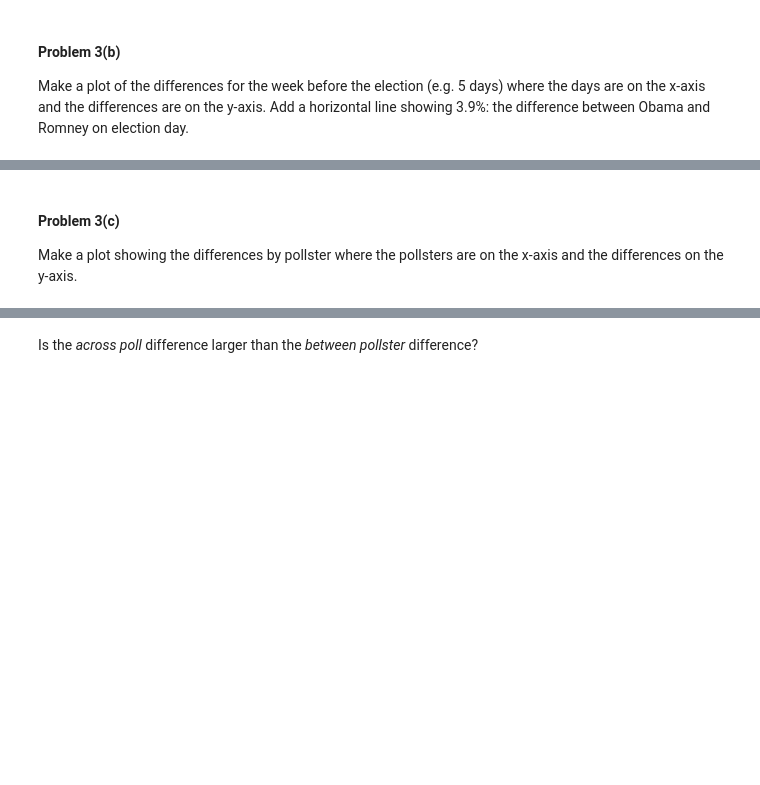
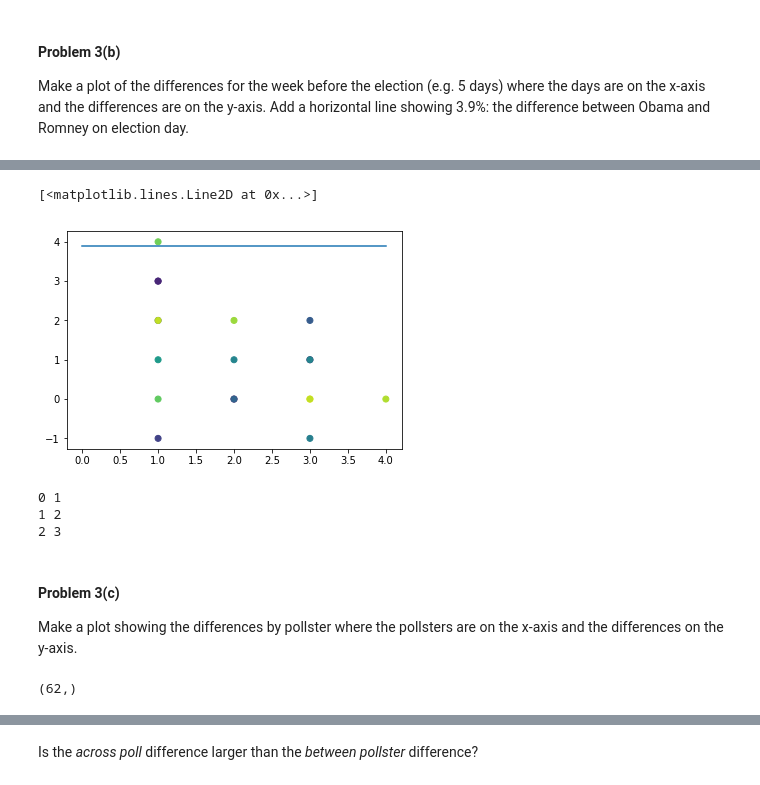
Before and after one commit to StevenDalderop/2014, a Jupyter notebook: homework/HW2.ipynb, the cells around one changed output, grey strips where cells are left out. Cells and saved outputs as stored; diff of their text form; code cells hidden in the pictures; blank space fills up the shorter version.

```diff
--- a/homework/HW2.ipynb
+++ b/homework/HW2.ipynb
@@ -441,3 +557,5 @@ Add a new column to the `election` DataFrame containg the difference between Oba
+# %%
+election["Diff"]=election.Obama-election.Romney
 # %% [markdown]
 #### Problem 3(b)
 
@@ -446,0 +584,14 @@ Make a plot of the differences for the week before the election (e.g. 5 days) wh
+# %%
+election["day"]=pd.to_datetime(election["Start Date"]).dt.day
+# %%
+sel=election[(election.day<=5)&(election.month==11)&(election.year==2012)]
+# %%
+c={}
+for j in sel["Pollster"]:
+    c[j]=np.random.randn()
+# %%
+plt.scatter(sel["day"],sel["Obama"]-sel["Romney"],c=map(lambda x: c[x],sel["Pollster"]))
+plt.plot([0,4],[3.9,3.9])
+# %% [output]
+[<matplotlib.lines.Line2D at 0x...>]
+[figure, added]
@@ -447,3 +602,10 @@ Make a plot of the differences for the week before the election (e.g. 5 days) wh
+# %%
+for i,j in enumerate(a):
+    print i,j
+# %% [output]
+0 1
+1 2
+2 3
 # %% [markdown]
 #### Problem 3(c)
 
@@ -452,0 +613,4 @@ Make a plot showing the differences by pollster where the pollsters are on the x
+# %%
+election.Pollster.unique().shape
+# %% [output]
+(62,)
```
Also changed, not shown: parts of 56 cells of this notebook.
